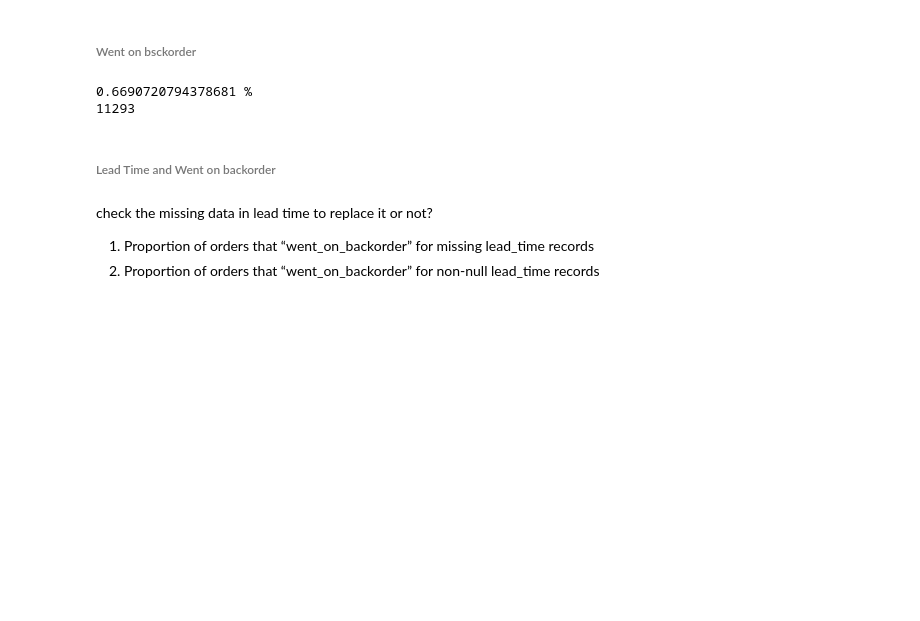
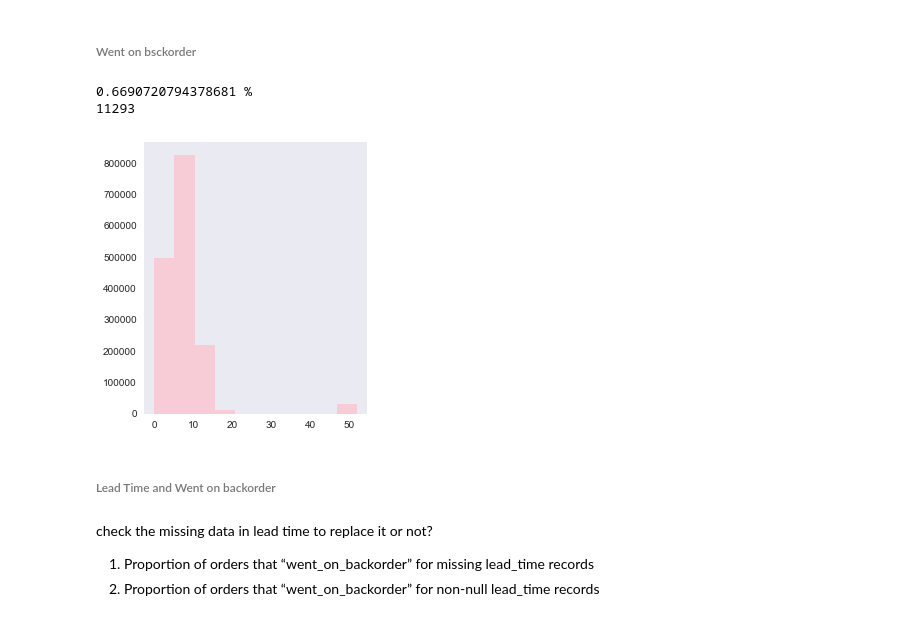
Before and after one commit to hedib/DataScienceProjects, a Jupyter notebook: project_Inventory/backorder.ipynb, the cells around one changed output. Saved outputs shown, nothing was run; the diff lists cells and outputs as text; code cells hidden in the pictures; blank space fills up the shorter version.

```diff
--- a/project_Inventory/backorder.ipynb
+++ b/project_Inventory/backorder.ipynb
@@ -138,6 +138,11 @@ print(len(orders[orders.went_on_backorder==1]))
 # %% [output]
 0.6690720794378681 %
 11293
+# %%
+orders['lead_time'].hist(figsize=(4,5), alpha=0.7, color='pink', grid=False)
+plt.show()
+# %% [output]
+[figure, added]
 # %% [markdown]
 ###### Lead Time and Went on backorder
 # %% [markdown]
```
Also changed, not shown: parts of 38 cells of this notebook.
